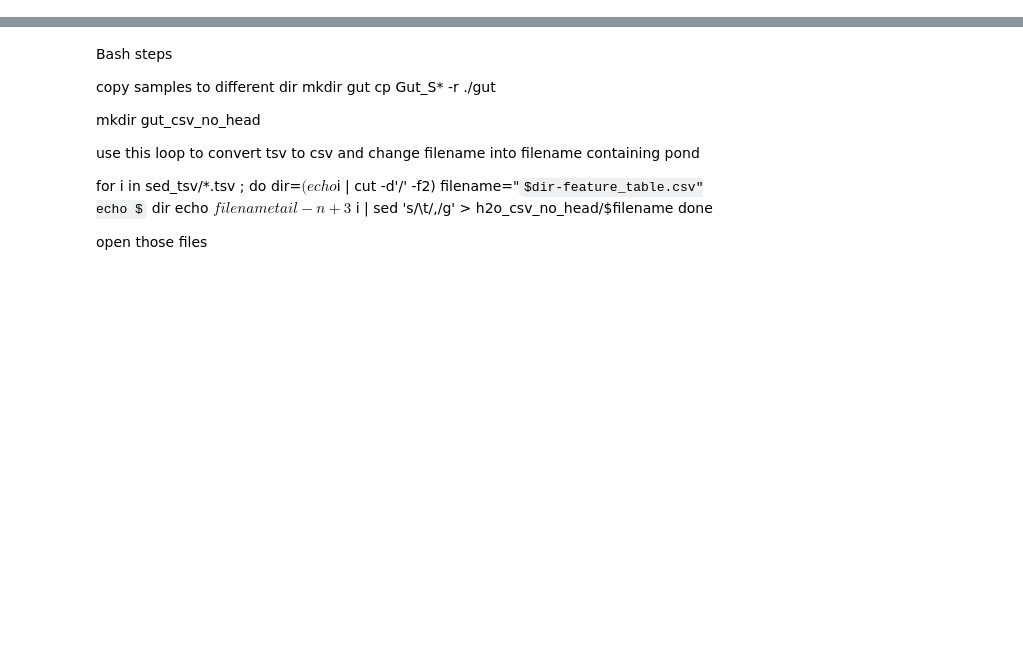
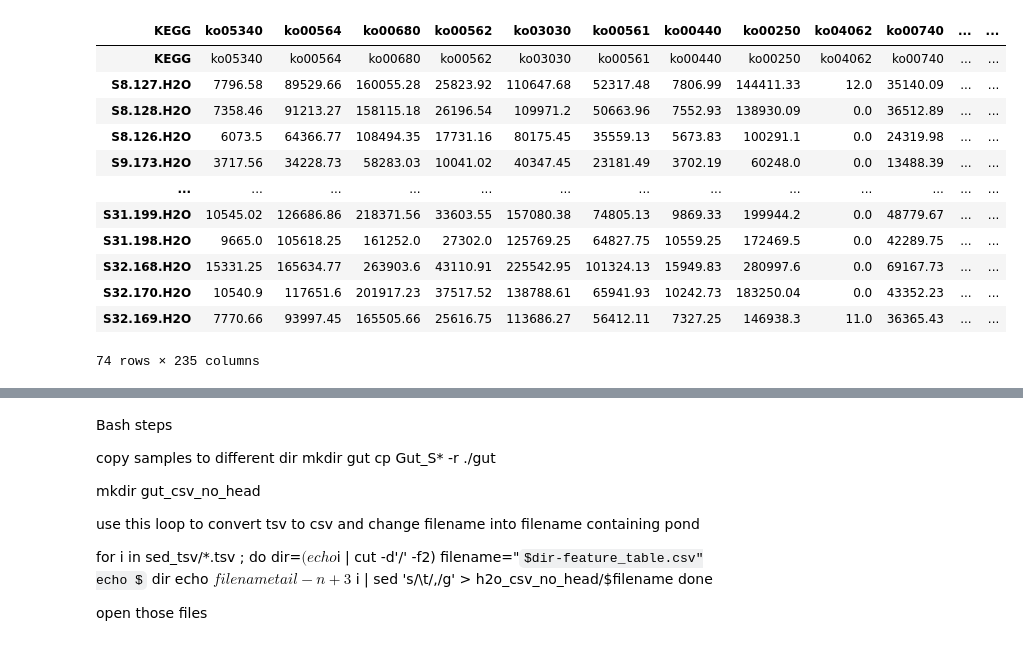
Before and after one commit to paq88/Fish_neural_network_classifier, a Jupyter notebook: Data_prep/data_prep.ipynb, the cells around one changed output, grey strips where cells are left out. Cells and saved outputs as stored; diff of their text form; code cells hidden in the pictures; some formulas as TeX source; blank space fills up the shorter version.

Commit message:
data preprocessing for h20

```diff
--- a/Data_prep/data_prep.ipynb
+++ b/Data_prep/data_prep.ipynb
@@ -2,3 +2,23 @@
 import numpy as np
 import pandas as pd
 import glob
+# %%
+df = pd.read_csv('https://raw.githubusercontent.com/paq88/Fish_neural_network_classifier/refs/heads/main/H2O_based/Data/H2O_KEGG_paths_merged.csv')
+# %%
+df = df.T
+colnames = df.iloc[0,:]
+df.columns = colnames
+# %% [output]
+| KEGG | ko05340 | ko00564 | ko00680 | ko00562 | ko03030 | ko00561 | ko00440 | ko00250 | ko04062 | ko00740 | ... | ... |
+| KEGG | ko05340 | ko00564 | ko00680 | ko00562 | ko03030 | ko00561 | ko00440 | ko00250 | ko04062 | ko00740 | ... | ... |
+| S8.127.H2O | 7796.58 | 89529.66 | 160055.28 | 25823.92 | 110647.68 | 52317.48 | 7806.99 | 144411.33 | 12.0 | 35140.09 | ... | ... |
+| S8.128.H2O | 7358.46 | 91213.27 | 158115.18 | 26196.54 | 109971.2 | 50663.96 | 7552.93 | 138930.09 | 0.0 | 36512.89 | ... | ... |
+| S8.126.H2O | 6073.5 | 64366.77 | 108494.35 | 17731.16 | 80175.45 | 35559.13 | 5673.83 | 100291.1 | 0.0 | 24319.98 | ... | ... |
+| S9.173.H2O | 3717.56 | 34228.73 | 58283.03 | 10041.02 | 40347.45 | 23181.49 | 3702.19 | 60248.0 | 0.0 | 13488.39 | ... | ... |
+| ... | ... | ... | ... | ... | ... | ... | ... | ... | ... | ... | ... | ... |
+| S31.199.H2O | 10545.02 | 126686.86 | 218371.56 | 33603.55 | 157080.38 | 74805.13 | 9869.33 | 199944.2 | 0.0 | 48779.67 | ... | ... |
+| S31.198.H2O | 9665.0 | 105618.25 | 161252.0 | 27302.0 | 125769.25 | 64827.75 | 10559.25 | 172469.5 | 0.0 | 42289.75 | ... | ... |
+| S32.168.H2O | 15331.25 | 165634.77 | 263903.6 | 43110.91 | 225542.95 | 101324.13 | 15949.83 | 280997.6 | 0.0 | 69167.73 | ... | ... |
+| S32.170.H2O | 10540.9 | 117651.6 | 201917.23 | 37517.52 | 138788.61 | 65941.93 | 10242.73 | 183250.04 | 0.0 | 43352.23 | ... | ... |
+| S32.169.H2O | 7770.66 | 93997.45 | 165505.66 | 25616.75 | 113686.27 | 56412.11 | 7327.25 | 146938.3 | 11.0 | 36365.43 | ... | ... |
+74 rows × 235 columns
```
Also changed, not shown: parts of 25 cells of this notebook, 3 other files.
